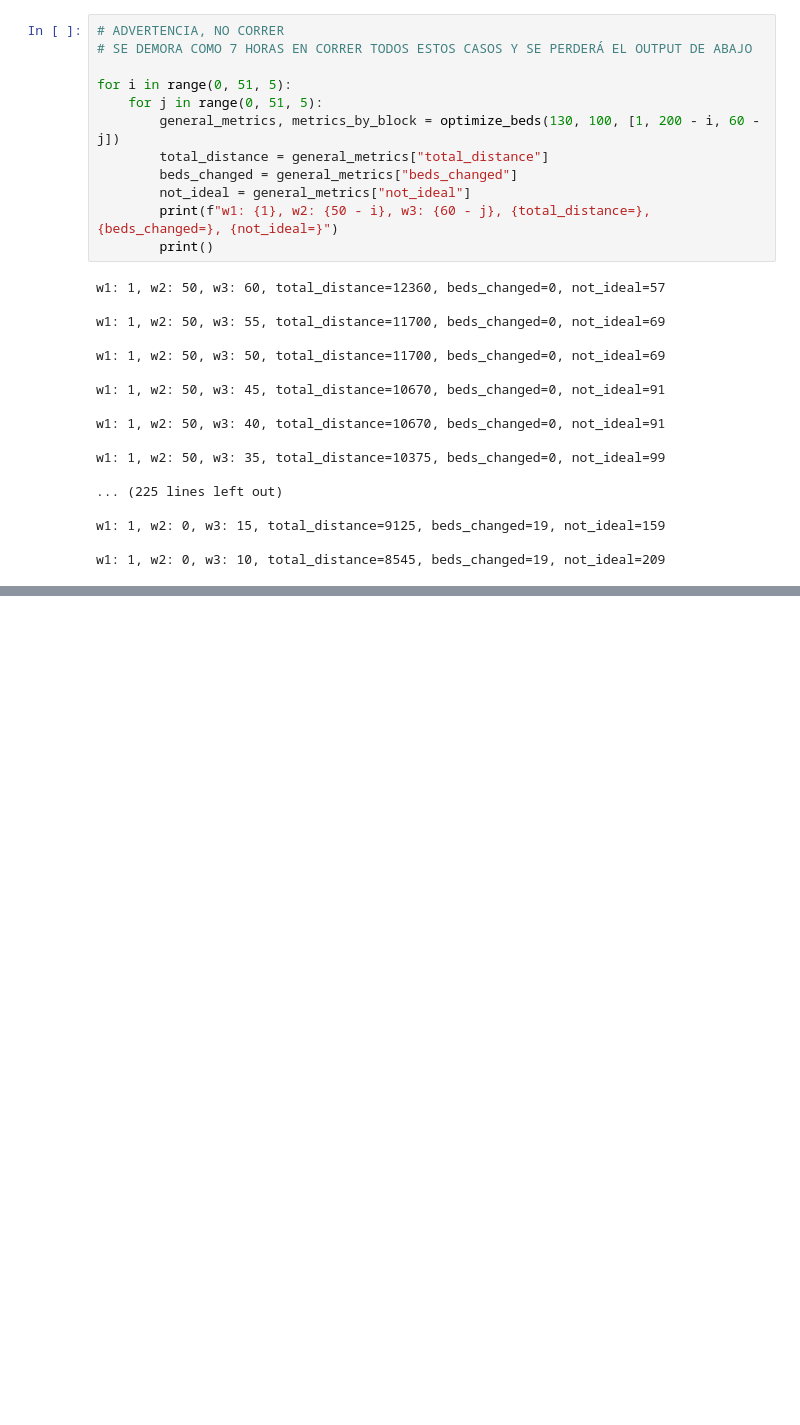
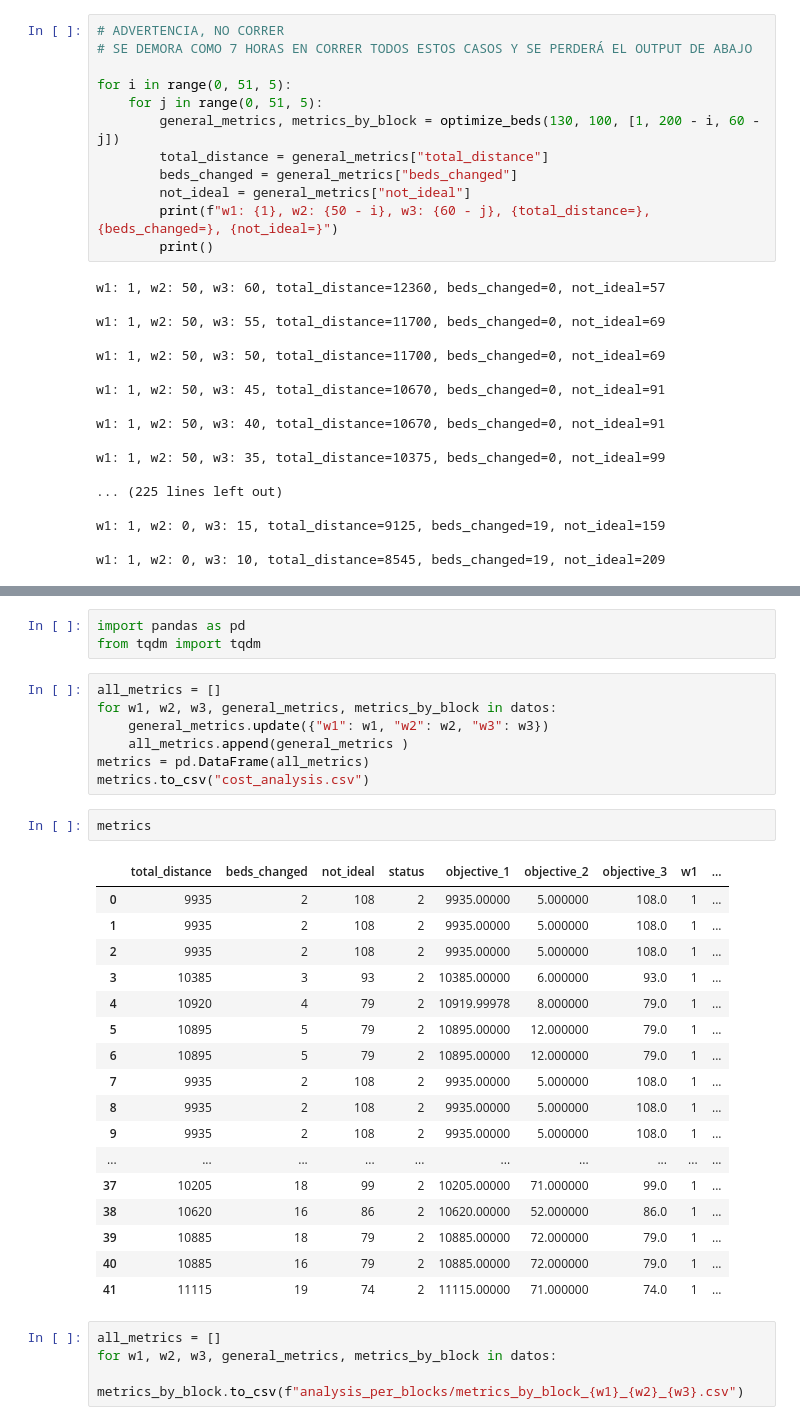
Before and after one commit to agucova/optint, a Jupyter notebook: valores_objetivos.ipynb, the cells around one changed output, grey strips where cells are left out. Saved outputs shown, nothing was run; the diff lists cells and outputs as text; blank space fills up the shorter version.

```diff
--- a/valores_objetivos.ipynb
+++ b/valores_objetivos.ipynb
@@ -226,0 +243,34 @@ KeyboardInterrupt:
+# %%
+import pandas as pd
+from tqdm import tqdm
+# %%
+all_metrics = []
+for w1, w2, w3, general_metrics, metrics_by_block in datos:
+    general_metrics.update({"w1": w1, "w2": w2, "w3": w3})
+    all_metrics.append(general_metrics )
+metrics = pd.DataFrame(all_metrics)
+metrics.to_csv("cost_analysis.csv")
+# %%
+metrics
+# %% [output]
+|  | total_distance | beds_changed | not_ideal | status | objective_1 | objective_2 | objective_3 | w1 | ... |
+| 0 | 9935 | 2 | 108 | 2 | 9935.00000 | 5.000000 | 108.0 | 1 | ... |
+| 1 | 9935 | 2 | 108 | 2 | 9935.00000 | 5.000000 | 108.0 | 1 | ... |
+| 2 | 9935 | 2 | 108 | 2 | 9935.00000 | 5.000000 | 108.0 | 1 | ... |
+| 3 | 10385 | 3 | 93 | 2 | 10385.00000 | 6.000000 | 93.0 | 1 | ... |
+| 4 | 10920 | 4 | 79 | 2 | 10919.99978 | 8.000000 | 79.0 | 1 | ... |
+| 5 | 10895 | 5 | 79 | 2 | 10895.00000 | 12.000000 | 79.0 | 1 | ... |
+| 6 | 10895 | 5 | 79 | 2 | 10895.00000 | 12.000000 | 79.0 | 1 | ... |
+| 7 | 9935 | 2 | 108 | 2 | 9935.00000 | 5.000000 | 108.0 | 1 | ... |
+| 8 | 9935 | 2 | 108 | 2 | 9935.00000 | 5.000000 | 108.0 | 1 | ... |
+| 9 | 9935 | 2 | 108 | 2 | 9935.00000 | 5.000000 | 108.0 | 1 | ... |
+| ... | ... | ... | ... | ... | ... | ... | ... | ... | ... |
+| 37 | 10205 | 18 | 99 | 2 | 10205.00000 | 71.000000 | 99.0 | 1 | ... |
+| 38 | 10620 | 16 | 86 | 2 | 10620.00000 | 52.000000 | 86.0 | 1 | ... |
+| 39 | 10885 | 18 | 79 | 2 | 10885.00000 | 72.000000 | 79.0 | 1 | ... |
+| 40 | 10885 | 16 | 79 | 2 | 10885.00000 | 72.000000 | 79.0 | 1 | ... |
+| 41 | 11115 | 19 | 74 | 2 | 11115.00000 | 71.000000 | 74.0 | 1 | ... |
+# %%
+all_metrics = []
+for w1, w2, w3, general_metrics, metrics_by_block in datos:
+    metrics_by_block.to_csv(f"analysis_per_blocks/metrics_by_block_{w1}_{w2}_{w3}.csv")
```
Also changed, not shown: parts of 1 cell of this notebook, 42 other files.
